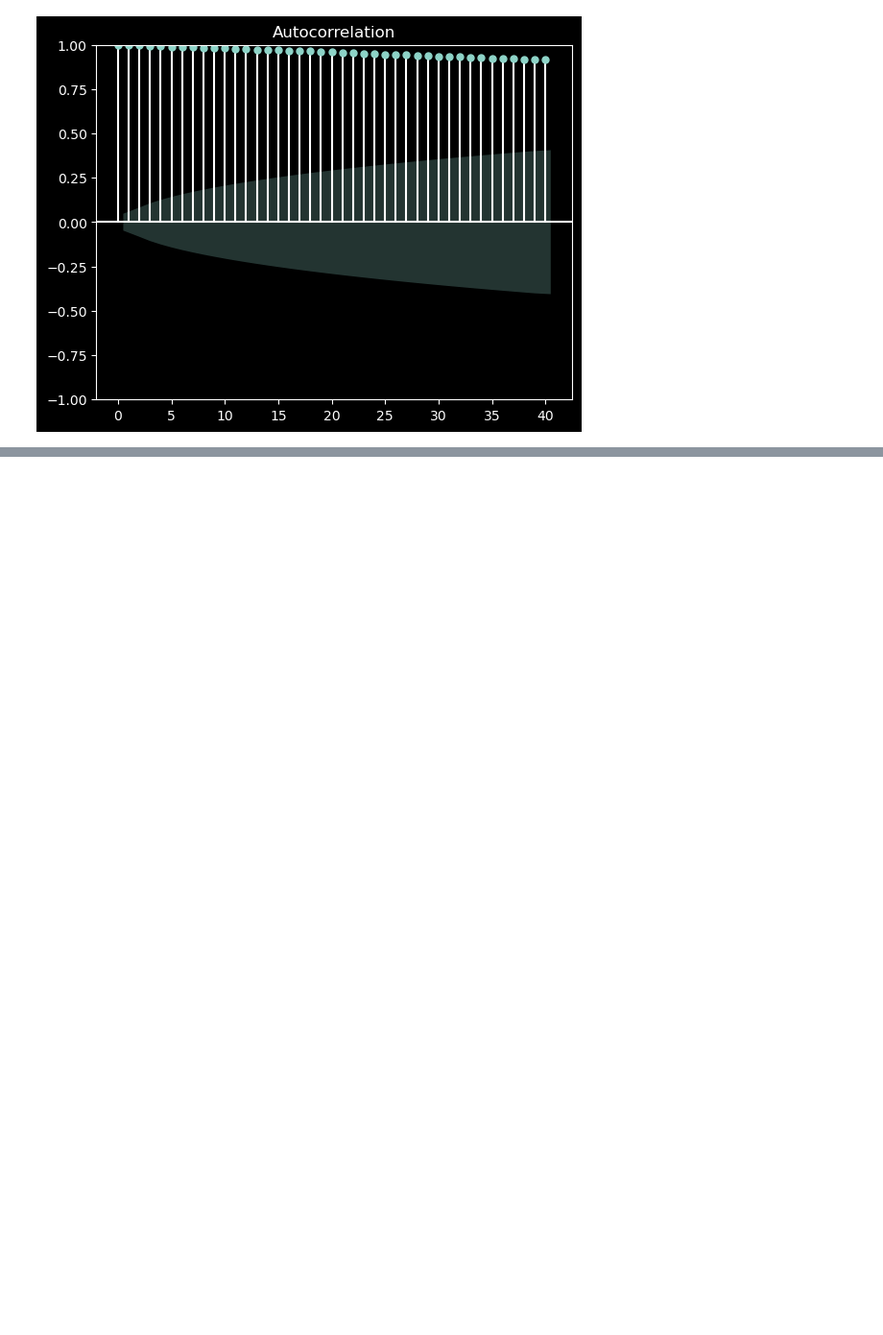
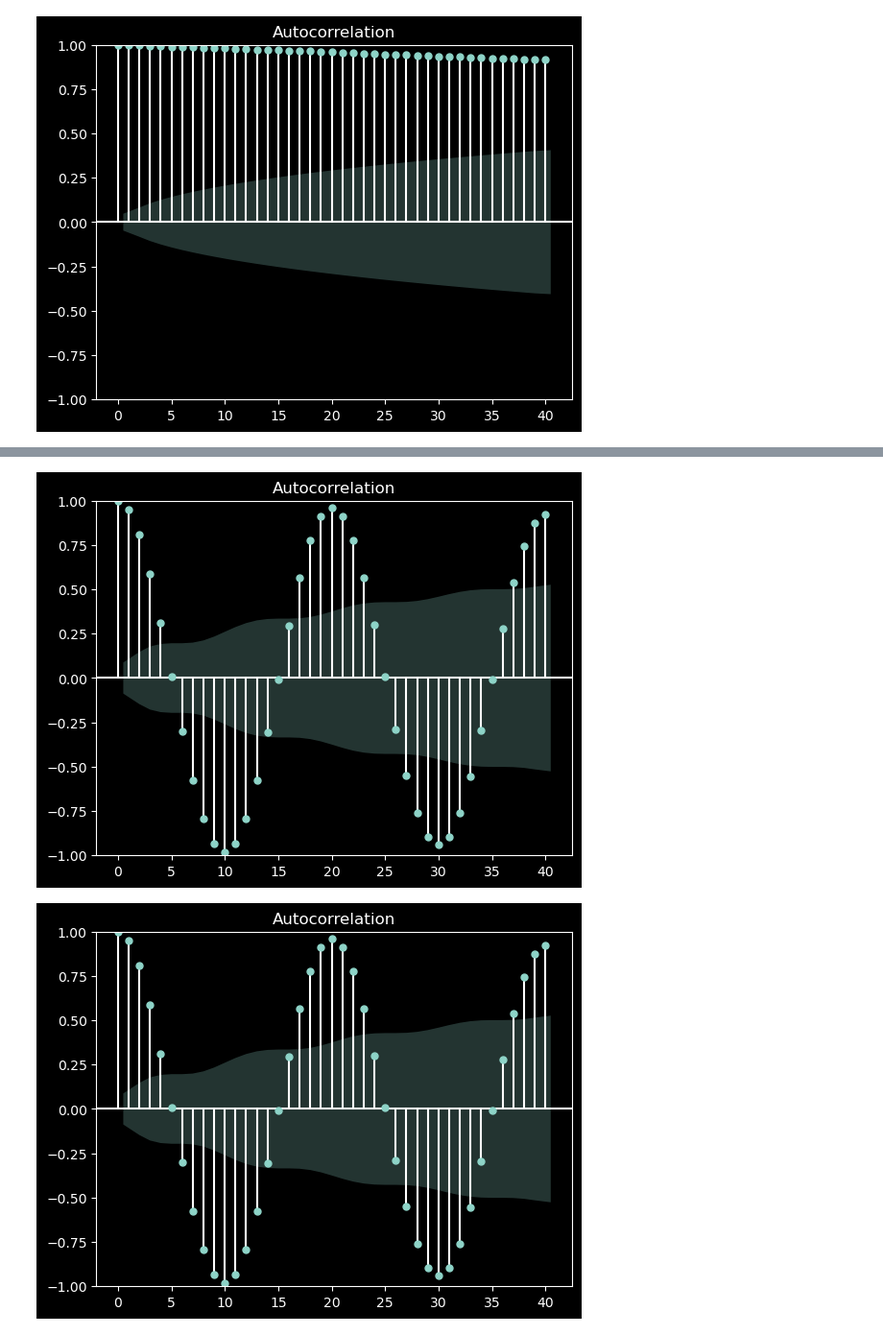
Before and after one commit to adityab24840/Deep-Learning, a Jupyter notebook: Code/TimeseriesAnalysis_Pandas (1).ipynb, the cells around one changed output, grey strips where cells are left out. Shown at 96% size. Saved outputs shown, nothing was run; the diff lists cells and outputs as text; code cells hidden in the pictures; blank space fills up the shorter version.

```diff
--- a/Code/TimeseriesAnalysis_Pandas (1).ipynb
+++ b/Code/TimeseriesAnalysis_Pandas (1).ipynb
@@ -497,0 +532,8 @@ sm.graphics.tsa.plot_acf(stock_price['Close'], lags = 40)
+# %%
+#autocorellation plot for time seriese only with seasioanlity
+
+ts = seasionality
+sm.graphics.tsa.plot_acf(ts, lags = 40)
+# %% [output]
+[figure, added]
+[figure, added]
```
Also changed, not shown: parts of 5 cells of this notebook.
